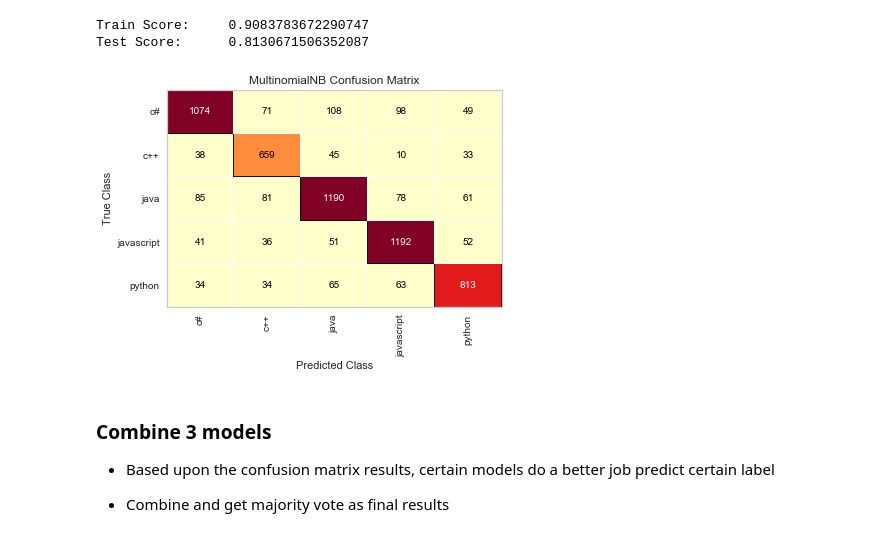
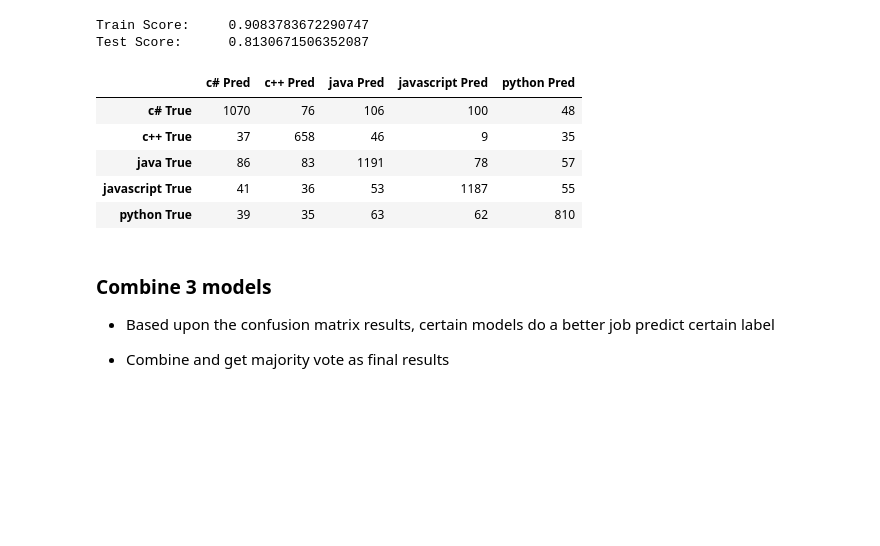
Before and after one commit to QED0711/stack_overflow_nlp, a Jupyter notebook: notebooks/Final_Model_Result_Top_Features.ipynb, the cells around one changed output. Cells and saved outputs as stored; diff of their text form; code cells hidden in the pictures; blank space fills up the shorter version.

```diff
--- a/notebooks/Final_Model_Result_Top_Features.ipynb
+++ b/notebooks/Final_Model_Result_Top_Features.ipynb
@@ -120,9 +139,14 @@ Train Score:     0.9083783672290747
 Test Score:      0.8130671506352087
 # %%
 # check confusion matrix
-nb_model.get_confusion_matrix()
+confusion_matrix_df(nb_model,nb_estimator,nb_pred)
 # %% [output]
-[figure, removed]
+|  | c# Pred | c++ Pred | java Pred | javascript Pred | python Pred |
+| c# True | 1070 | 76 | 106 | 100 | 48 |
+| c++ True | 37 | 658 | 46 | 9 | 35 |
+| java True | 86 | 83 | 1191 | 78 | 57 |
+| javascript True | 41 | 36 | 53 | 1187 | 55 |
+| python True | 39 | 35 | 63 | 62 | 810 |
 # %% [markdown]
 ### Combine 3 models
 
```
Also changed, not shown: parts of 23 cells of this notebook.
